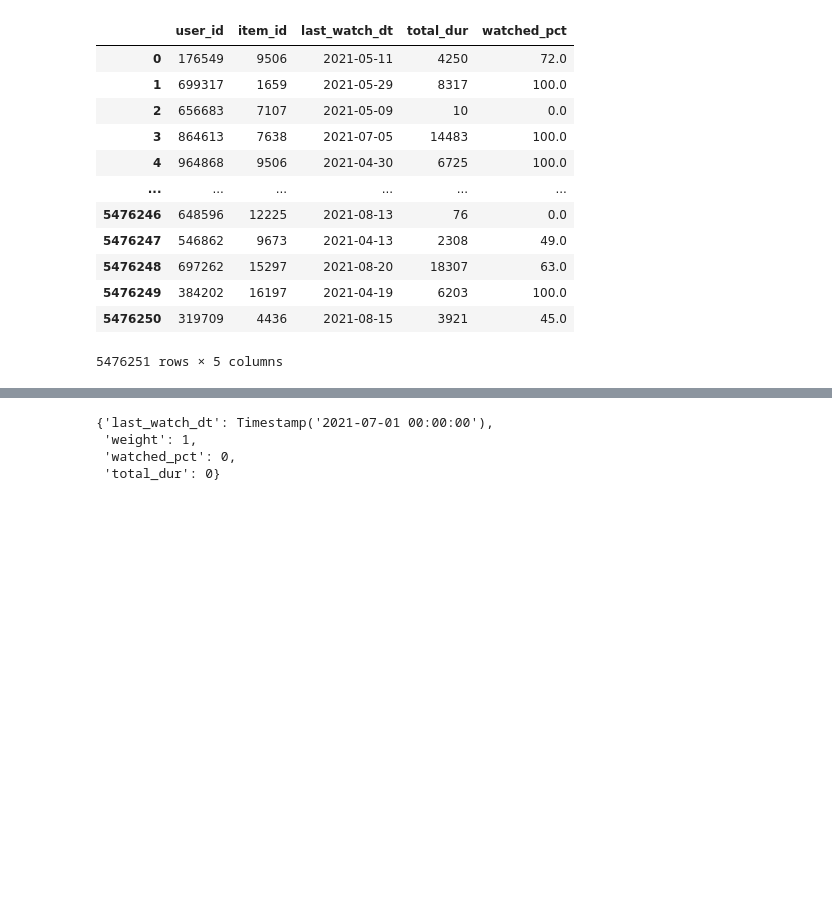
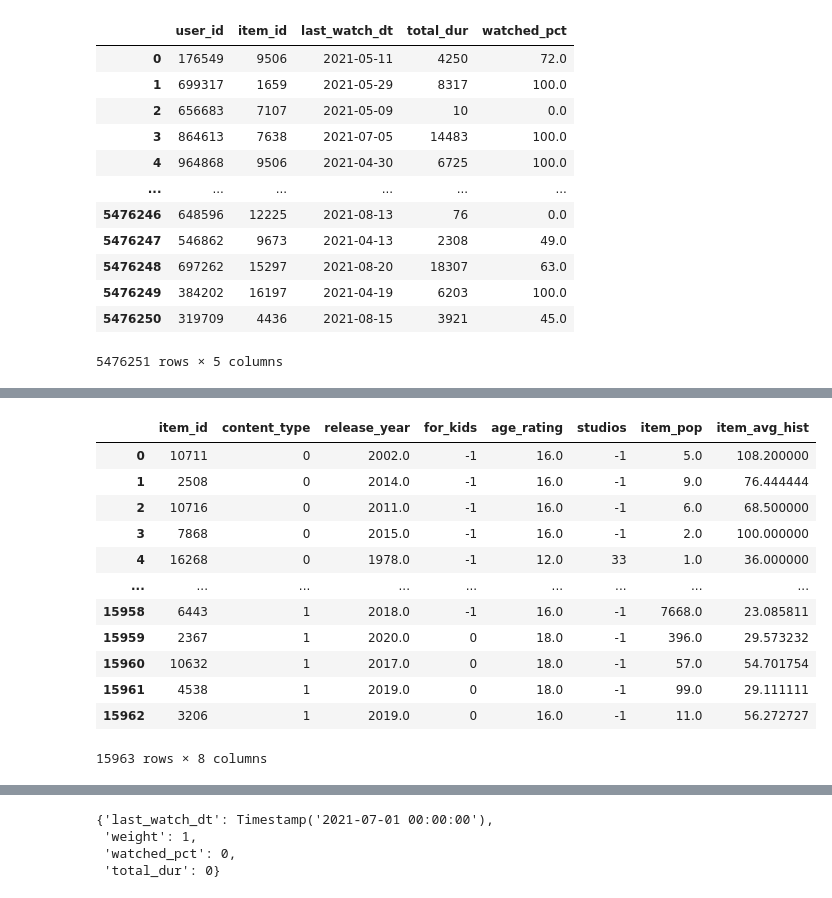
Before and after one commit to sesevasa64/RecoServiceTemplate, a Jupyter notebook: notebooks/hw5.ipynb, the cells around one changed output, grey strips where cells are left out. Drawn from its saved outputs; the diff is of its cells as text; code cells hidden in the pictures; blank space fills up the shorter version.

```diff
--- a/notebooks/hw5.ipynb
+++ b/notebooks/hw5.ipynb
@@ -10,0 +132,16 @@ warnings.filterwarnings('ignore')
+# %%
+items_features = items.copy(deep=True)
+default_values_items = {
+    'release_year': items['release_year'].median(),
+    'age_rating': items['age_rating'].median(),
+}
+dropped_columns = [
+    "title", "title_orig", "genres", "countries", "directors", "actors", "description", "keywords"
+]
+cat_columns = [
+    "content_type", "for_kids", "studios"
+]
+items_features.fillna(default_values_items, inplace=True)
+items_features.drop(dropped_columns, axis=1, inplace=True)
+items_features, items_cat_col_encoding = encode_cat_cols(items_features, cat_columns)
+items_features.head(3)
@@ -28,0 +221,26 @@ interactions
+# %%
+items_features_enhanced = pd.merge(
+    left=items_features,
+    right=(
+        interactions_features
+        [['item_id', 'item_pop', 'item_avg_hist']]
+        .drop_duplicates()
+    ),
+    how='left',
+    on='item_id',
+)
+items_features_enhanced
+# %% [output]
+|  | item_id | content_type | release_year | for_kids | age_rating | studios | item_pop | item_avg_hist |
+| 0 | 10711 | 0 | 2002.0 | -1 | 16.0 | -1 | 5.0 | 108.200000 |
+| 1 | 2508 | 0 | 2014.0 | -1 | 16.0 | -1 | 9.0 | 76.444444 |
+| 2 | 10716 | 0 | 2011.0 | -1 | 16.0 | -1 | 6.0 | 68.500000 |
+| 3 | 7868 | 0 | 2015.0 | -1 | 16.0 | -1 | 2.0 | 100.000000 |
+| 4 | 16268 | 0 | 1978.0 | -1 | 12.0 | 33 | 1.0 | 36.000000 |
+| ... | ... | ... | ... | ... | ... | ... | ... | ... |
+| 15958 | 6443 | 1 | 2018.0 | -1 | 16.0 | -1 | 7668.0 | 23.085811 |
+| 15959 | 2367 | 1 | 2020.0 | 0 | 18.0 | -1 | 396.0 | 29.573232 |
+| 15960 | 10632 | 1 | 2017.0 | 0 | 18.0 | -1 | 57.0 | 54.701754 |
+| 15961 | 4538 | 1 | 2019.0 | 0 | 18.0 | -1 | 99.0 | 29.111111 |
+| 15962 | 3206 | 1 | 2019.0 | 0 | 16.0 | -1 | 11.0 | 56.272727 |
+15963 rows × 8 columns
```
Also changed, not shown: parts of 29 cells of this notebook.
